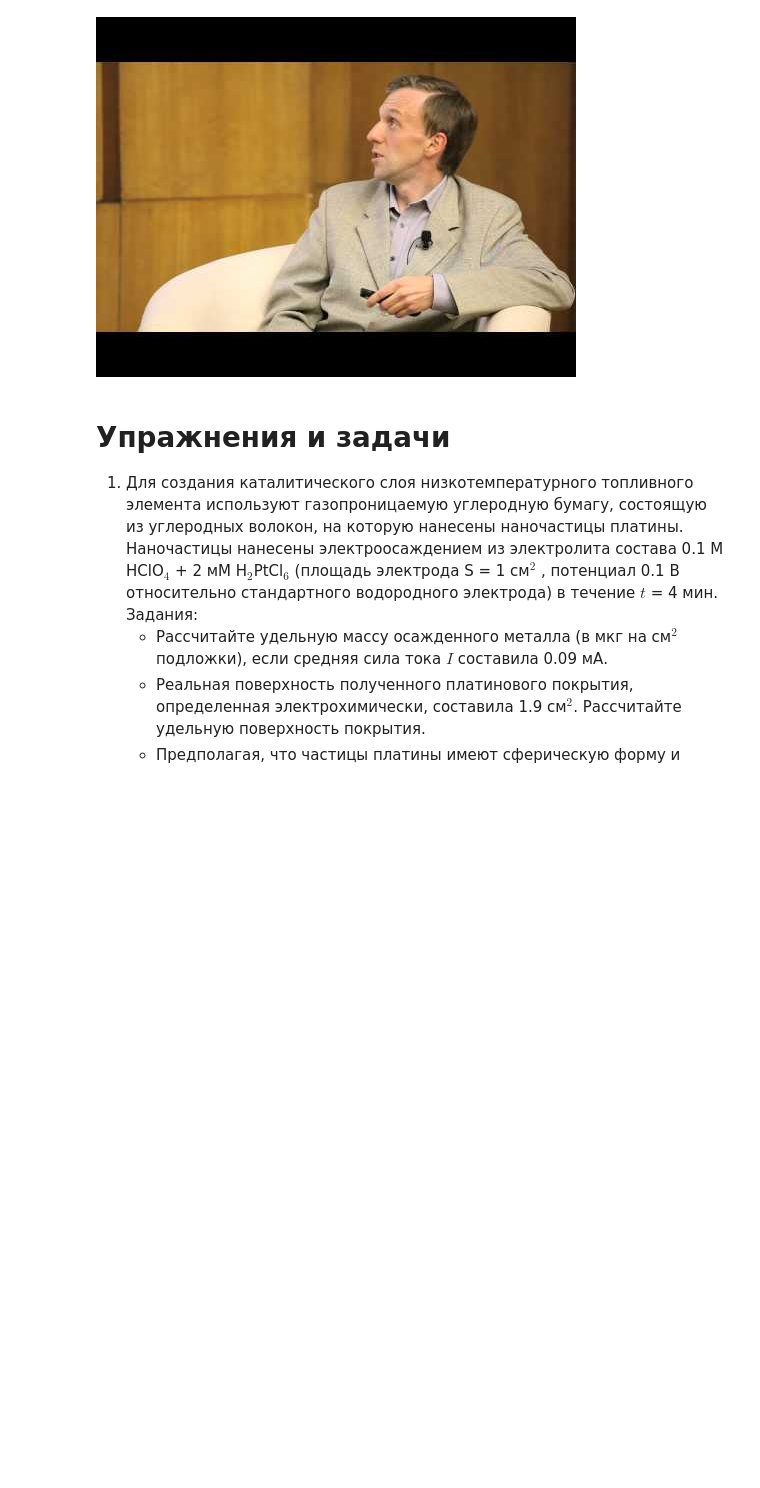
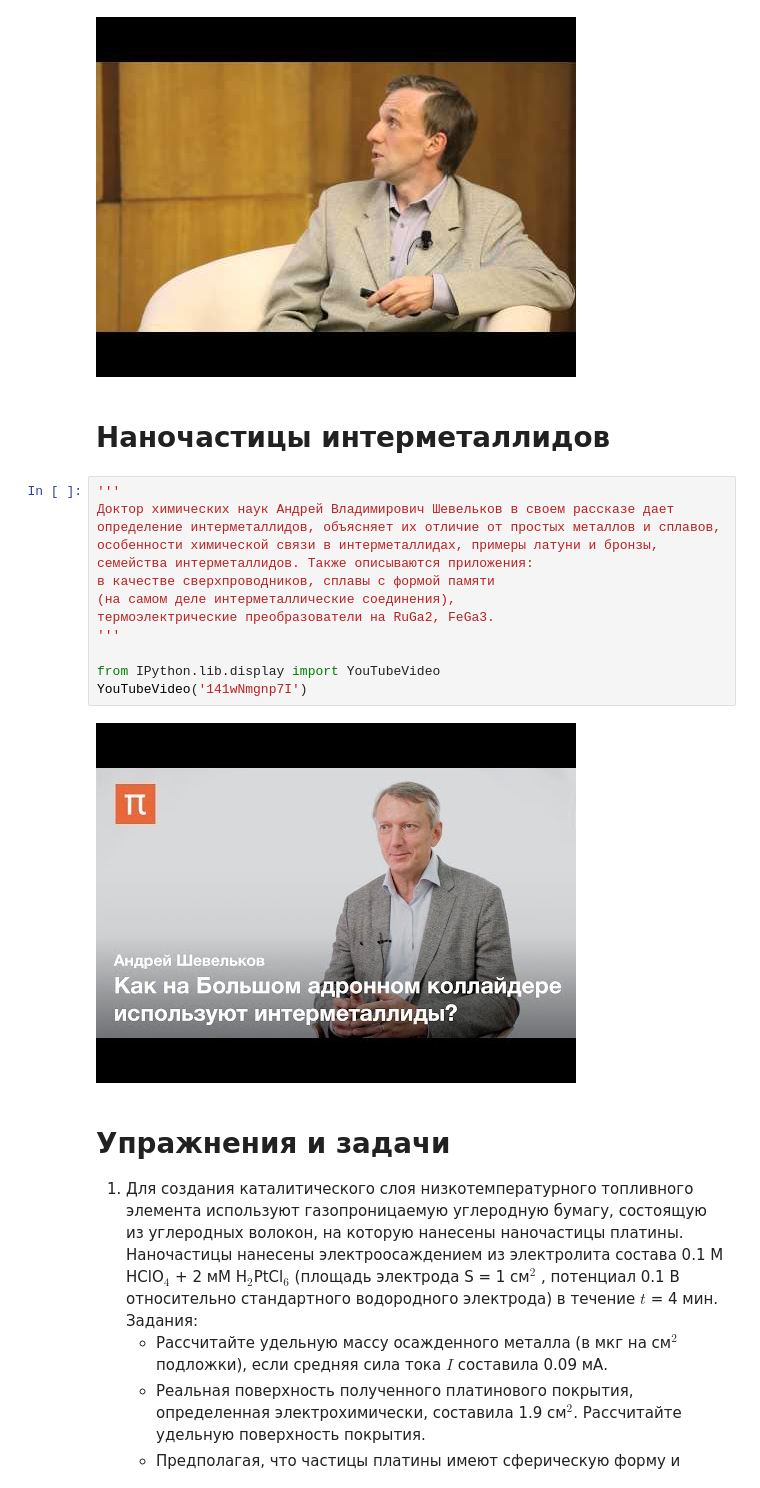
Before and after one commit to nanomaterials/course, a Jupyter notebook: 04_-_Metal_NPs/Lecture.ipynb, the cells around one changed output. Saved outputs shown, nothing was run; the diff lists cells and outputs as text; blank space fills up the shorter version.

```diff
--- a/04_-_Metal_NPs/Lecture.ipynb
+++ b/04_-_Metal_NPs/Lecture.ipynb
@@ -130,6 +130,23 @@ from IPython.lib.display import YouTubeVideo
 YouTubeVideo('PQkQpFU9xL4')
 # %% [output]
 [figure]
+# %% [markdown]
+# Наночастицы интерметаллидов
+# %%
+'''
+Доктор химических наук Андрей Владимирович Шевельков в своем рассказе дает
+определение интерметаллидов, объясняет их отличие от простых металлов и сплавов,
+особенности химической связи в интерметаллидах, примеры латуни и бронзы,
+семейства интерметаллидов. Также описываются приложения:
+в качестве сверхпроводников, сплавы с формой памяти
+(на самом деле интерметаллические соединения),
+термоэлектрические преобразователи на RuGa2, FeGa3.
+'''
+
+from IPython.lib.display import YouTubeVideo
+YouTubeVideo('141wNmgnp7I')
+# %% [output]
+[figure, added]
 # %% [markdown]
 # Упражнения и задачи
 
```
Also changed, not shown: 7 other files.
